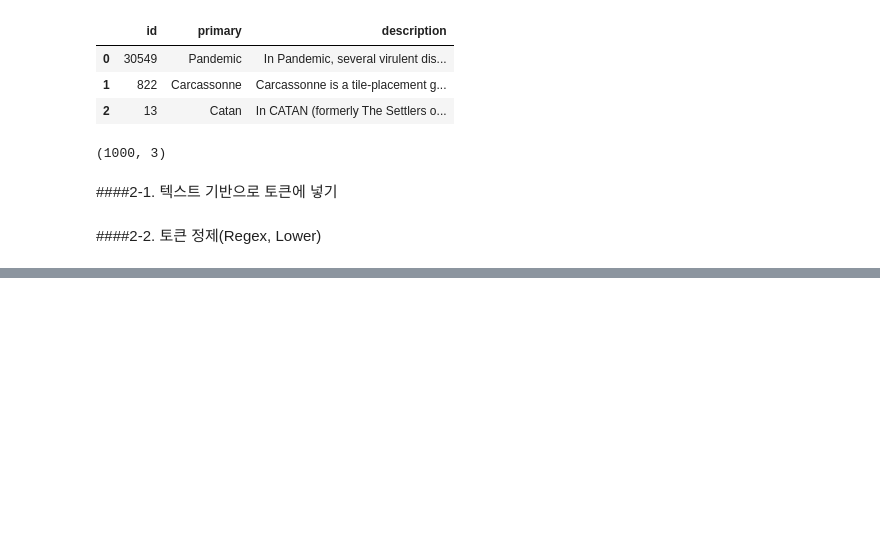
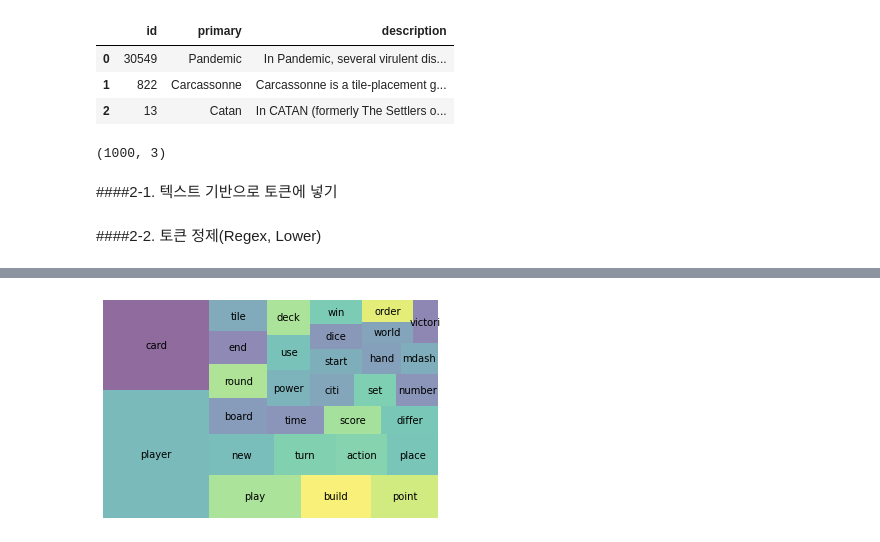
Before and after one commit to KYOH95/Project_4_Boardgame_App_Ver2, a Jupyter notebook: project4.ipynb, the cells around one changed output, grey strips where cells are left out. Cells and saved outputs as stored; diff of their text form; code cells hidden in the pictures; blank space fills up the shorter version.

```diff
--- a/project4.ipynb
+++ b/project4.ipynb
@@ -166,0 +264,17 @@ df_
+# %%
+STOP_WORDS = nlp.Defaults.stop_words.union(['9','10','game','boardgame','quot','\n','\n\n'])
+
+
+tokens = []
+# 토큰에서 불용어 제거, 소문자화 하여 업데이트
+for doc in df_token['tokens']:
+    doc_tokens = []
+
+    for token in doc:
+        if token not in STOP_WORDS:
+            doc_tokens.append(token)
+
+    tokens.append(doc_tokens)
+
+df_token['tokens'] = tokens
+word_count(df_token['tokens']).head(10)
@@ -168,0 +295,13 @@ df_
+# %%
+from nltk.stem import PorterStemmer
+
+ps = PorterStemmer()
+
+tokens = []
+for doc in df_token['tokens']:
+    doc_tokens = []
+    for token in doc:
+        doc_tokens.append(ps.stem(token))
+    tokens.append(doc_tokens)
+
+df_token['tokens'] = tokens
@@ -168,0 +331,15 @@ df_
+# %%
+import spacy
+import squarify
+import matplotlib.pyplot as plt
+import seaborn as sns
+# nlp = spacy.load("en_core_web_sm")
+
+wc = word_count(df_token['tokens'])
+wc_top20 = wc[wc['rank'] <= 30]
+
+squarify.plot(sizes=wc_top20['percent'], label=wc_top20['word'], alpha=0.6 )
+plt.axis('off')
+plt.show()
+# %% [output]
+[figure, added]
```
Also changed, not shown: parts of 47 cells of this notebook.
